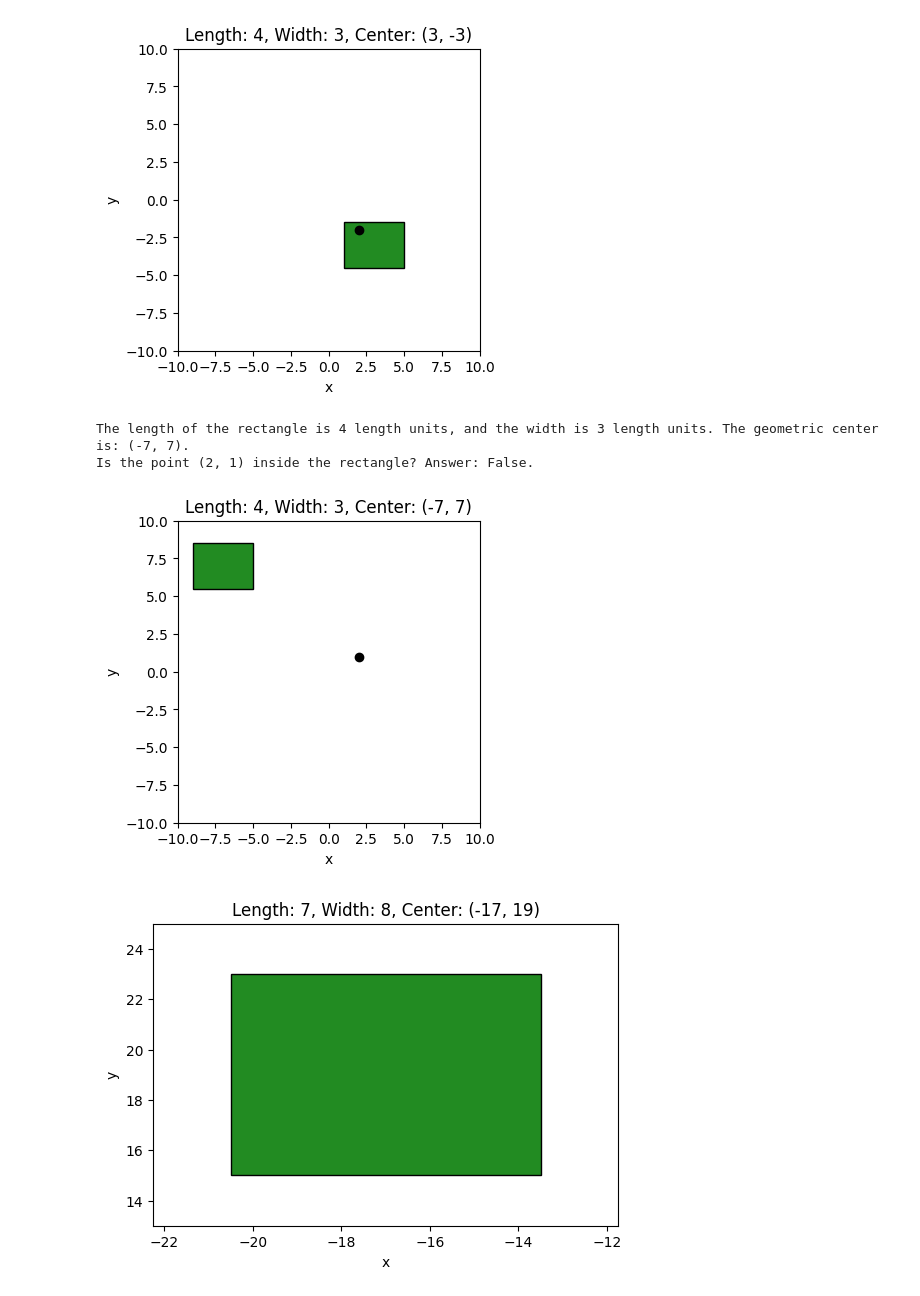
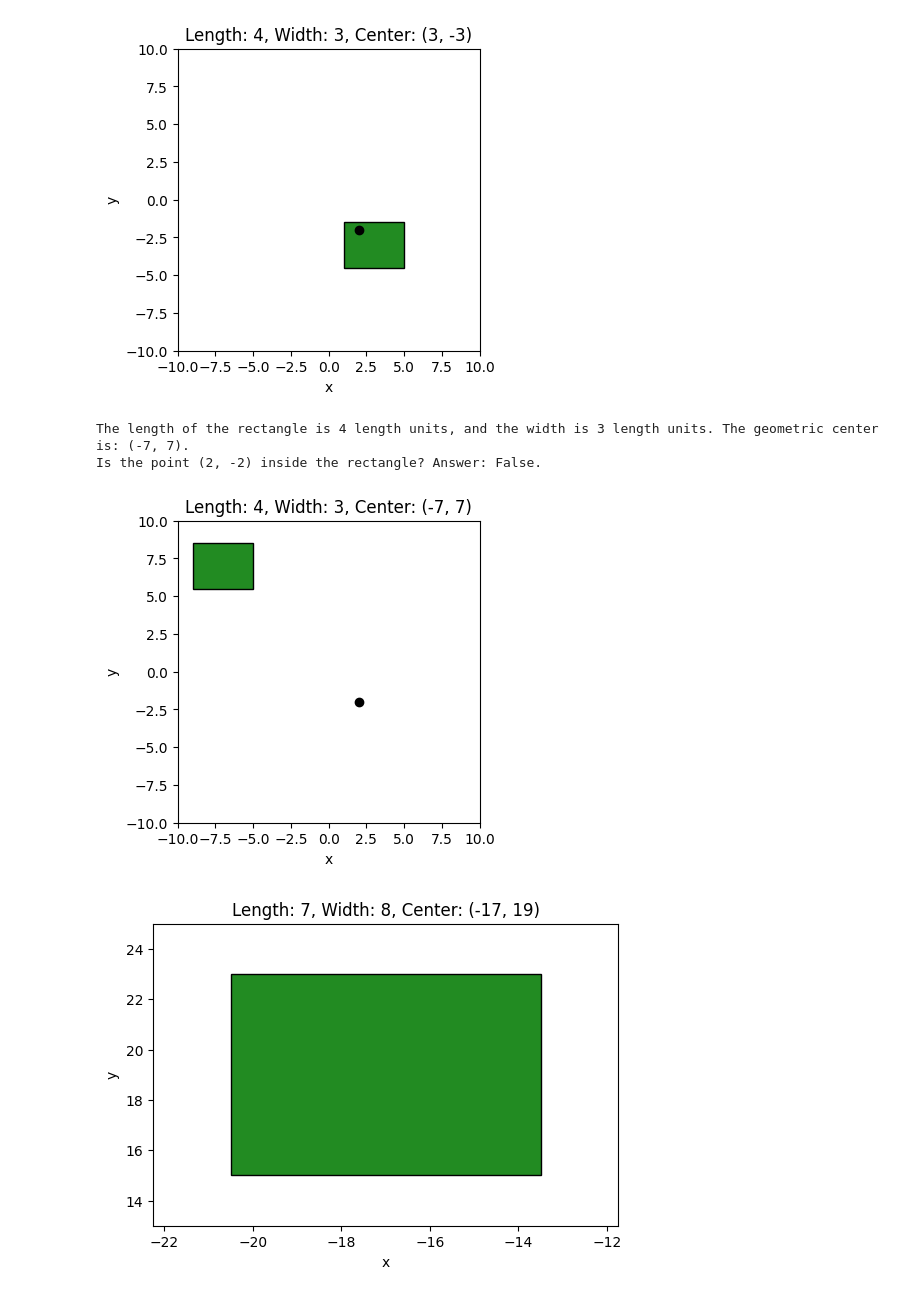
Before and after one commit to Anna-MariaSjolund/Python-Programming-Anna-MariaSjolund, a Jupyter notebook: Labs/Lab3/geometry_examples.ipynb, the cells around one changed output. Drawn from its saved outputs; the diff is of its cells as text; code cells hidden in the pictures.

```diff
--- a/Labs/Lab3/geometry_examples.ipynb
+++ b/Labs/Lab3/geometry_examples.ipynb
@@ -65,13 +64,13 @@ rect.plot_figure(fixed_scale10=True, point=(2, -2))
 #Uses the translate-function to move the rectangle.
 rect.translate(-7, 7)
 print(rect)
-print(f"Is the point (2, 1) inside the rectangle? Answer: {rect.is_inside(2, 1)}.")
+print(f"Is the point (2, -2) inside the rectangle? Answer: {rect.is_inside(2, -2)}.")
 # %% [output]
 The length of the rectangle is 4 length units, and the width is 3 length units. The geometric center is: (-7, 7).
-Is the point (2, 1) inside the rectangle? Answer: False.
+Is the point (2, -2) inside the rectangle? Answer: False.
 # %%
 #Plots the rectangle that was moved.
-rect.plot_figure(fixed_scale10=True, point=(2, 1))
+rect.plot_figure(fixed_scale10=True, point=(2, -2))
 # %% [output]
-[figure, old version]
+[figure, new version]
 # %%
```
Also changed, not shown: parts of 11 cells of this notebook.
